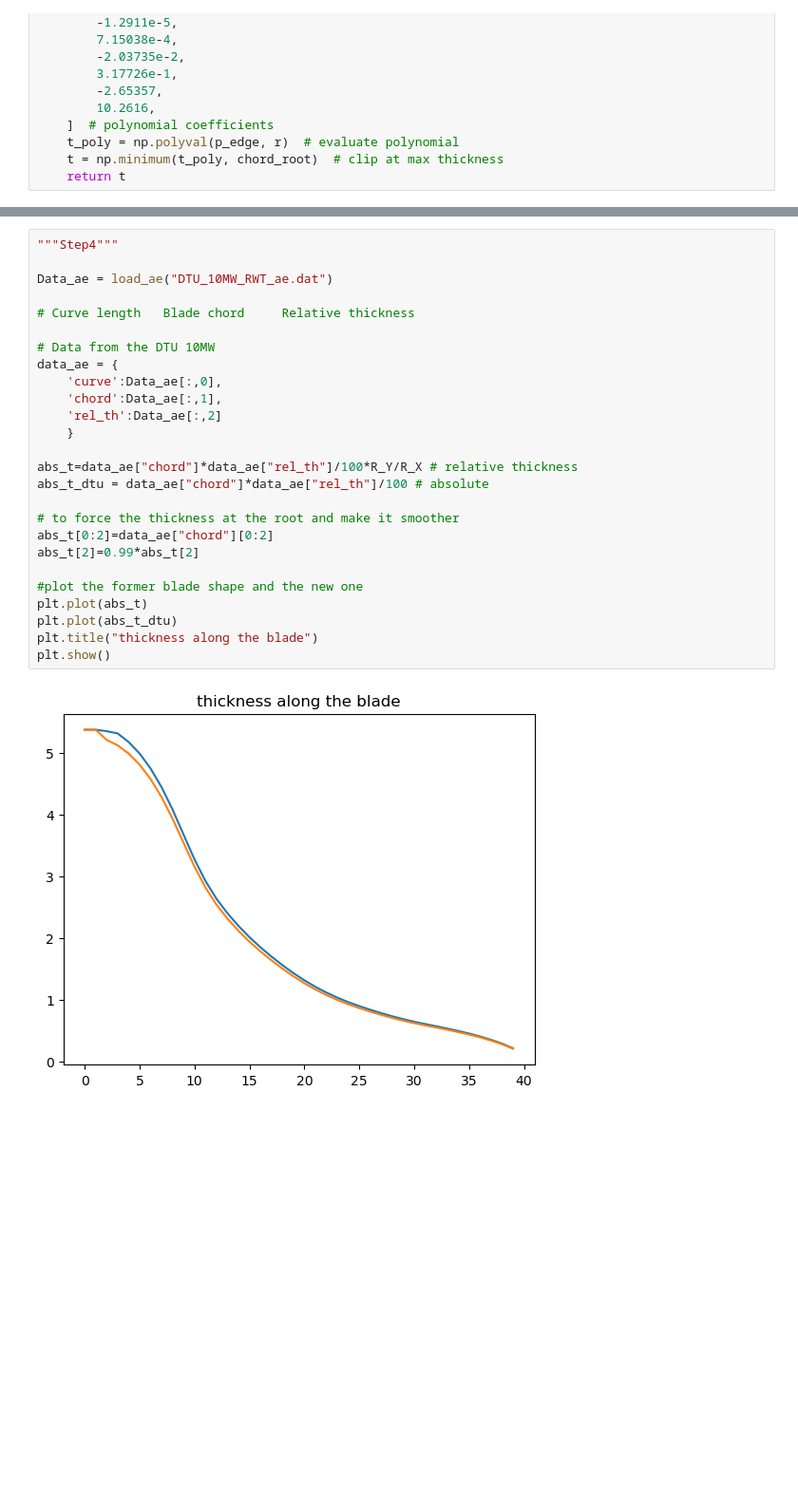
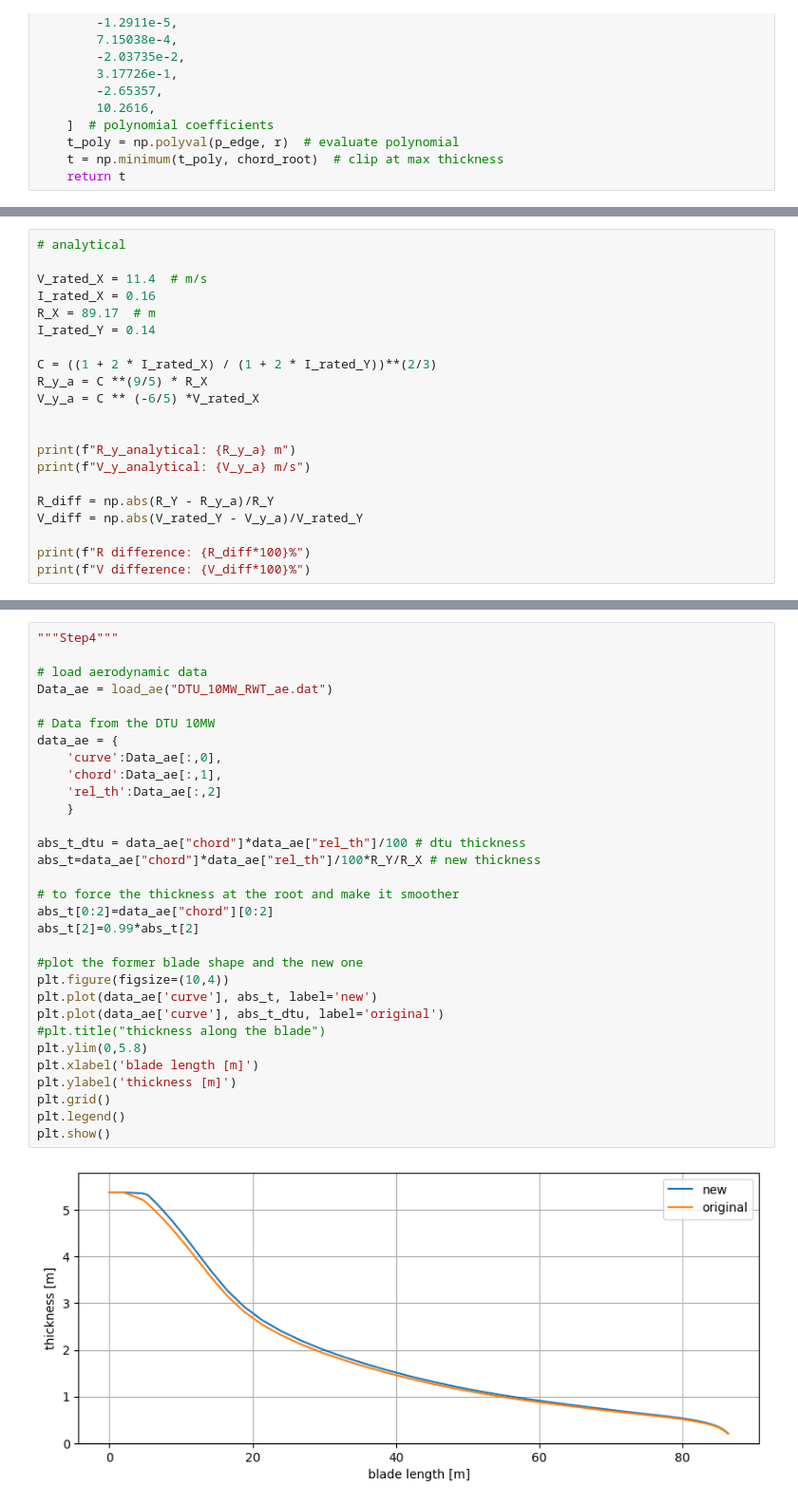
Before and after one commit to nicolaquaia/LAC_final, a Jupyter notebook: assignment_01/assignment1_02.ipynb, the cells around one changed output, grey strips where cells are left out. Shown at 95% size. Drawn from its saved outputs; the diff is of its cells as text; blank space fills up the shorter version.

```diff
--- a/assignment_01/assignment1_02.ipynb
+++ b/assignment_01/assignment1_02.ipynb
@@ -59,0 +65,21 @@ V_rated_Y: 11.12278857452085 m/s
+# %%
+# analytical
+
+V_rated_X = 11.4  # m/s
+I_rated_X = 0.16
+R_X = 89.17  # m
+I_rated_Y = 0.14
+
+C = ((1 + 2 * I_rated_X) / (1 + 2 * I_rated_Y))**(2/3)
+R_y_a = C **(9/5) * R_X
+V_y_a = C ** (-6/5) *V_rated_X
+
+
+print(f"R_y_analytical: {R_y_a} m")
+print(f"V_y_analytical: {V_y_a} m/s")
+
+R_diff = np.abs(R_Y - R_y_a)/R_Y
+V_diff = np.abs(V_rated_Y - V_y_a)/V_rated_Y
+
+print(f"R difference: {R_diff*100}%")
+print(f"V difference: {V_diff*100}%")
@@ -60,29 +91,34 @@ V_rated_Y: 11.12278857452085 m/s
 # %%
 """Step4"""
 
+# load aerodynamic data
 Data_ae = load_ae("DTU_10MW_RWT_ae.dat")
-
-# Curve length   Blade chord     Relative thickness
 
 # Data from the DTU 10MW
 data_ae = {
     'curve':Data_ae[:,0],
     'chord':Data_ae[:,1],
     'rel_th':Data_ae[:,2]
     }
 
-abs_t=data_ae["chord"]*data_ae["rel_th"]/100*R_Y/R_X # relative thickness
-abs_t_dtu = data_ae["chord"]*data_ae["rel_th"]/100 # absolute
+abs_t_dtu = data_ae["chord"]*data_ae["rel_th"]/100 # dtu thickness
+abs_t=data_ae["chord"]*data_ae["rel_th"]/100*R_Y/R_X # new thickness
 
 # to force the thickness at the root and make it smoother
 abs_t[0:2]=data_ae["chord"][0:2]
 abs_t[2]=0.99*abs_t[2]
 
 #plot the former blade shape and the new one
-plt.plot(abs_t)
-plt.plot(abs_t_dtu)
-plt.title("thickness along the blade")
+plt.figure(figsize=(10,4))
+plt.plot(data_ae['curve'], abs_t, label='new')
+plt.plot(data_ae['curve'], abs_t_dtu, label='original')
+#plt.title("thickness along the blade")
+plt.ylim(0,5.8)
+plt.xlabel('blade length [m]')
+plt.ylabel('thickness [m]')
+plt.grid()
+plt.legend()
 plt.show()
 # %% [output]
-[figure, old version]
+[figure, new version]
 # %%
```
Also changed, not shown: parts of 14 cells of this notebook, 1 other file.
